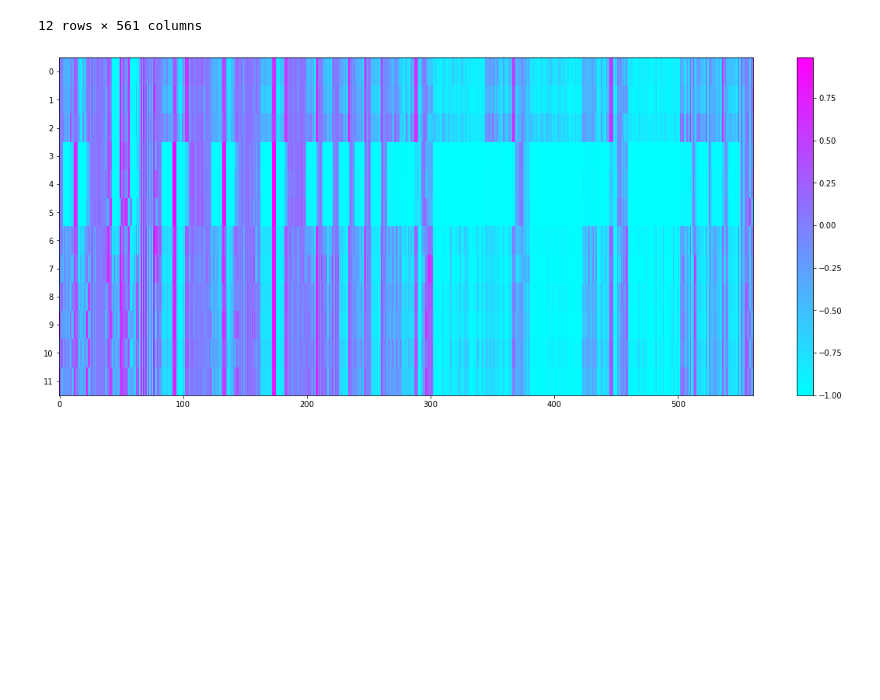
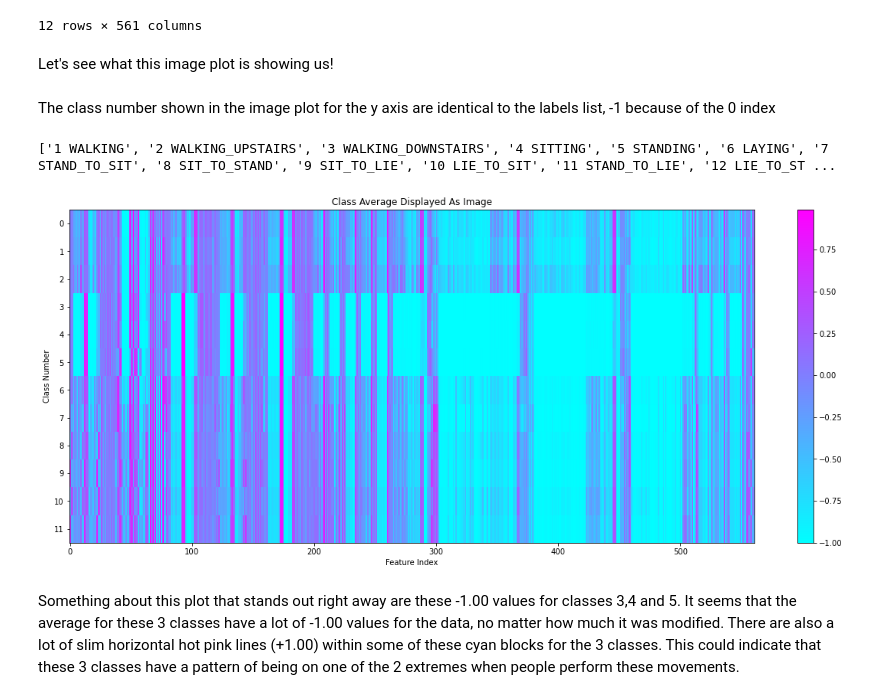
Before and after one commit to Allan-Luu/HumanActivityClassification, a Jupyter notebook: 01 Basic_EDA.ipynb, the cells around one changed output. Cells and saved outputs as stored; diff of their text form; code cells hidden in the pictures; blank space fills up the shorter version.

Commit message:
added explanation cells, working on webapp data feature engineering

```diff
--- a/01 Basic_EDA.ipynb
+++ b/01 Basic_EDA.ipynb
@@ -277,14 +288,27 @@ activity_avg.head(12)
 | 11 | -0.283950 | 0.431460 | 0.344822 | -0.452257 | 0.009372 | -0.070650 | ... |
 | 12 | 0.618620 | -0.356904 | -0.358875 | -0.265950 | -0.145346 | -0.214013 | ... |
 12 rows × 561 columns
+# %% [markdown]
+Let's see what this image plot is showing us!
+# %% [markdown]
+The class number shown in the image plot for the y axis are identical to the labels list, -1 because of the 0 index
+# %%
+print(labels)
+# %% [output]
+['1 WALKING', '2 WALKING_UPSTAIRS', '3 WALKING_DOWNSTAIRS', '4 SITTING', '5 STANDING', '6 LAYING', '7 STAND_TO_SIT', '8 SIT_TO_STAND', '9 SIT_TO_LIE', '10 LIE_TO_SIT', '11 STAND_TO_LIE', '12 LIE_TO_ST ...
 # %%
 plt.figure(figsize = (20,8))
 
-plt.imshow(activity_avg,cmap="cool", interpolation ='nearest', aspect = 'auto')
+plt.imshow(activity_avg ,cmap="cool", interpolation ='nearest', aspect = 'auto')
 
 plt.yticks([0,1,2,3,4,5,6,7,8,9,10,11])
+plt.xlabel('Feature Index')
+plt.ylabel('Class Number')
+plt.title('Class Average Displayed As Image')
 
 plt.colorbar()
 plt.show()
 # %% [output]
-[figure, old version]
+[figure, new version]
+# %% [markdown]
+Something about this plot that stands out right away are these -1.00 values for classes 3,4 and 5. It seems that the average for these 3 classes have a lot of -1.00 values for the data, no matter how much it was modified. There are also a lot of slim horizontal hot pink lines (+1.00) within some of these cyan blocks for the 3 classes. This could indicate that these 3 classes have a pattern of being on one of the 2 extremes when people perform these movements.
```
Also changed, not shown: parts of 4 cells of this notebook, 2 other files.
